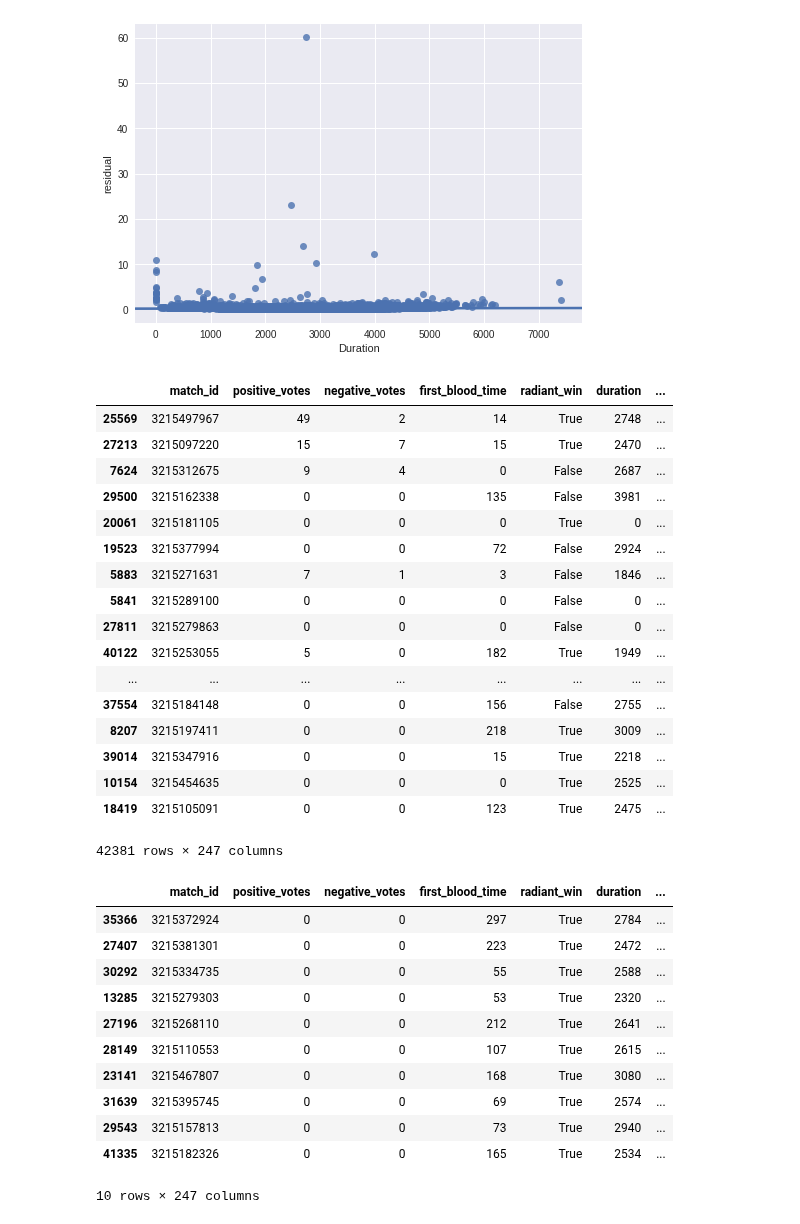
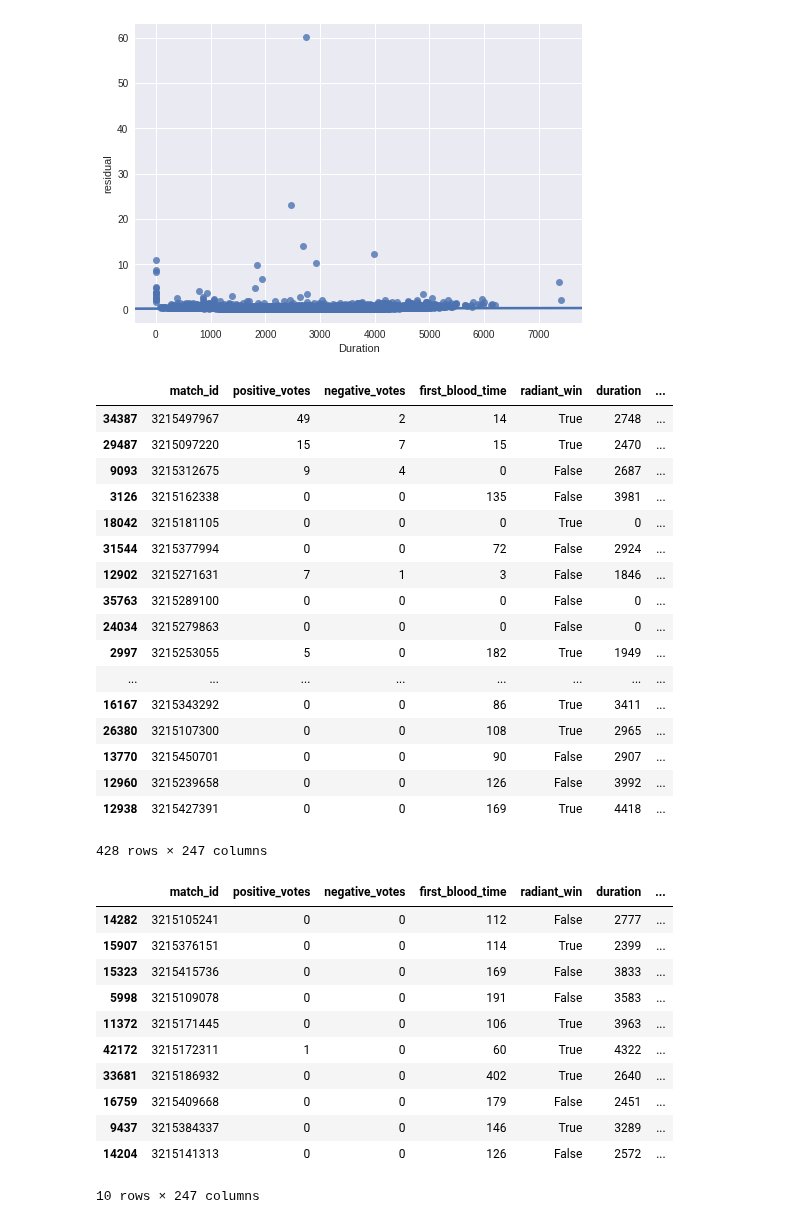
Before and after one commit to beelze-b/Open-Dota-Exploration, a Jupyter notebook: WeightsAndResiduals.ipynb, the cells around one changed output. Drawn from its saved outputs; the diff is of its cells as text; code cells hidden in the pictures.

Commit message:
fixed percentile

```diff
--- a/WeightsAndResiduals.ipynb
+++ b/WeightsAndResiduals.ipynb
@@ -99,4 +99,4 @@ df['residual'].values.tolist()
  0.5749435424804688,
  ...]
 # %%
-np.percentile(df['residual'], .99)
+percentile99 = np.percentile(df['residual'], 99)
@@ -306,40 +313,40 @@ plt.show()
 # %% [output]
 [figure]
 # %%
-df[df['residual'] > 0.0848]
+df[df['residual'] > percentile99]
 # %% [output]
 |  | match_id | positive_votes | negative_votes | first_blood_time | radiant_win | duration | ... |
-| 25569 | 3215497967 | 49 | 2 | 14 | True | 2748 | ... |
-| 27213 | 3215097220 | 15 | 7 | 15 | True | 2470 | ... |
-| 7624 | 3215312675 | 9 | 4 | 0 | False | 2687 | ... |
-| 29500 | 3215162338 | 0 | 0 | 135 | False | 3981 | ... |
-| 20061 | 3215181105 | 0 | 0 | 0 | True | 0 | ... |
-| 19523 | 3215377994 | 0 | 0 | 72 | False | 2924 | ... |
-| 5883 | 3215271631 | 7 | 1 | 3 | False | 1846 | ... |
-| 5841 | 3215289100 | 0 | 0 | 0 | False | 0 | ... |
-| 27811 | 3215279863 | 0 | 0 | 0 | False | 0 | ... |
-| 40122 | 3215253055 | 5 | 0 | 182 | True | 1949 | ... |
+| 34387 | 3215497967 | 49 | 2 | 14 | True | 2748 | ... |
+| 29487 | 3215097220 | 15 | 7 | 15 | True | 2470 | ... |
+| 9093 | 3215312675 | 9 | 4 | 0 | False | 2687 | ... |
+| 3126 | 3215162338 | 0 | 0 | 135 | False | 3981 | ... |
+| 18042 | 3215181105 | 0 | 0 | 0 | True | 0 | ... |
+| 31544 | 3215377994 | 0 | 0 | 72 | False | 2924 | ... |
+| 12902 | 3215271631 | 7 | 1 | 3 | False | 1846 | ... |
+| 35763 | 3215289100 | 0 | 0 | 0 | False | 0 | ... |
+| 24034 | 3215279863 | 0 | 0 | 0 | False | 0 | ... |
+| 2997 | 3215253055 | 5 | 0 | 182 | True | 1949 | ... |
 | ... | ... | ... | ... | ... | ... | ... | ... |
-| 37554 | 3215184148 | 0 | 0 | 156 | False | 2755 | ... |
-| 8207 | 3215197411 | 0 | 0 | 218 | True | 3009 | ... |
-| 39014 | 3215347916 | 0 | 0 | 15 | True | 2218 | ... |
-| 10154 | 3215454635 | 0 | 0 | 0 | True | 2525 | ... |
-| 18419 | 3215105091 | 0 | 0 | 123 | True | 2475 | ... |
+| 16167 | 3215343292 | 0 | 0 | 86 | True | 3411 | ... |
+| 26380 | 3215107300 | 0 | 0 | 108 | True | 2965 | ... |
+| 13770 | 3215450701 | 0 | 0 | 90 | False | 2907 | ... |
+| 12960 | 3215239658 | 0 | 0 | 126 | False | 3992 | ... |
+| 12938 | 3215427391 | 0 | 0 | 169 | True | 4418 | ... |
-42381 rows × 247 columns
+428 rows × 247 columns
 # %%
-df[df['residual'] < 0.0848].sample(10, random_state=1)
+df[df['residual'] < percentile99].sample(n=10, random_state=1)
 # %% [output]
 |  | match_id | positive_votes | negative_votes | first_blood_time | radiant_win | duration | ... |
-| 35366 | 3215372924 | 0 | 0 | 297 | True | 2784 | ... |
-| 27407 | 3215381301 | 0 | 0 | 223 | True | 2472 | ... |
-| 30292 | 3215334735 | 0 | 0 | 55 | True | 2588 | ... |
-| 13285 | 3215279303 | 0 | 0 | 53 | True | 2320 | ... |
-| 27196 | 3215268110 | 0 | 0 | 212 | True | 2641 | ... |
-| 28149 | 3215110553 | 0 | 0 | 107 | True | 2615 | ... |
-| 23141 | 3215467807 | 0 | 0 | 168 | True | 3080 | ... |
-| 31639 | 3215395745 | 0 | 0 | 69 | True | 2574 | ... |
-| 29543 | 3215157813 | 0 | 0 | 73 | True | 2940 | ... |
-| 41335 | 3215182326 | 0 | 0 | 165 | True | 2534 | ... |
+| 14282 | 3215105241 | 0 | 0 | 112 | False | 2777 | ... |
+| 15907 | 3215376151 | 0 | 0 | 114 | True | 2399 | ... |
+| 15323 | 3215415736 | 0 | 0 | 169 | False | 3833 | ... |
+| 5998 | 3215109078 | 0 | 0 | 191 | False | 3583 | ... |
+| 11372 | 3215171445 | 0 | 0 | 106 | True | 3963 | ... |
+| 42172 | 3215172311 | 1 | 0 | 60 | True | 4322 | ... |
+| 33681 | 3215186932 | 0 | 0 | 402 | True | 2640 | ... |
+| 16759 | 3215409668 | 0 | 0 | 179 | False | 2451 | ... |
+| 9437 | 3215384337 | 0 | 0 | 146 | True | 3289 | ... |
+| 14204 | 3215141313 | 0 | 0 | 126 | False | 2572 | ... |
 10 rows × 247 columns
 # %%
 biggestAnom = np.loadtxt('data/anomalies.csv', delimiter = ',')
```
Also changed, not shown: parts of 9 cells of this notebook.
